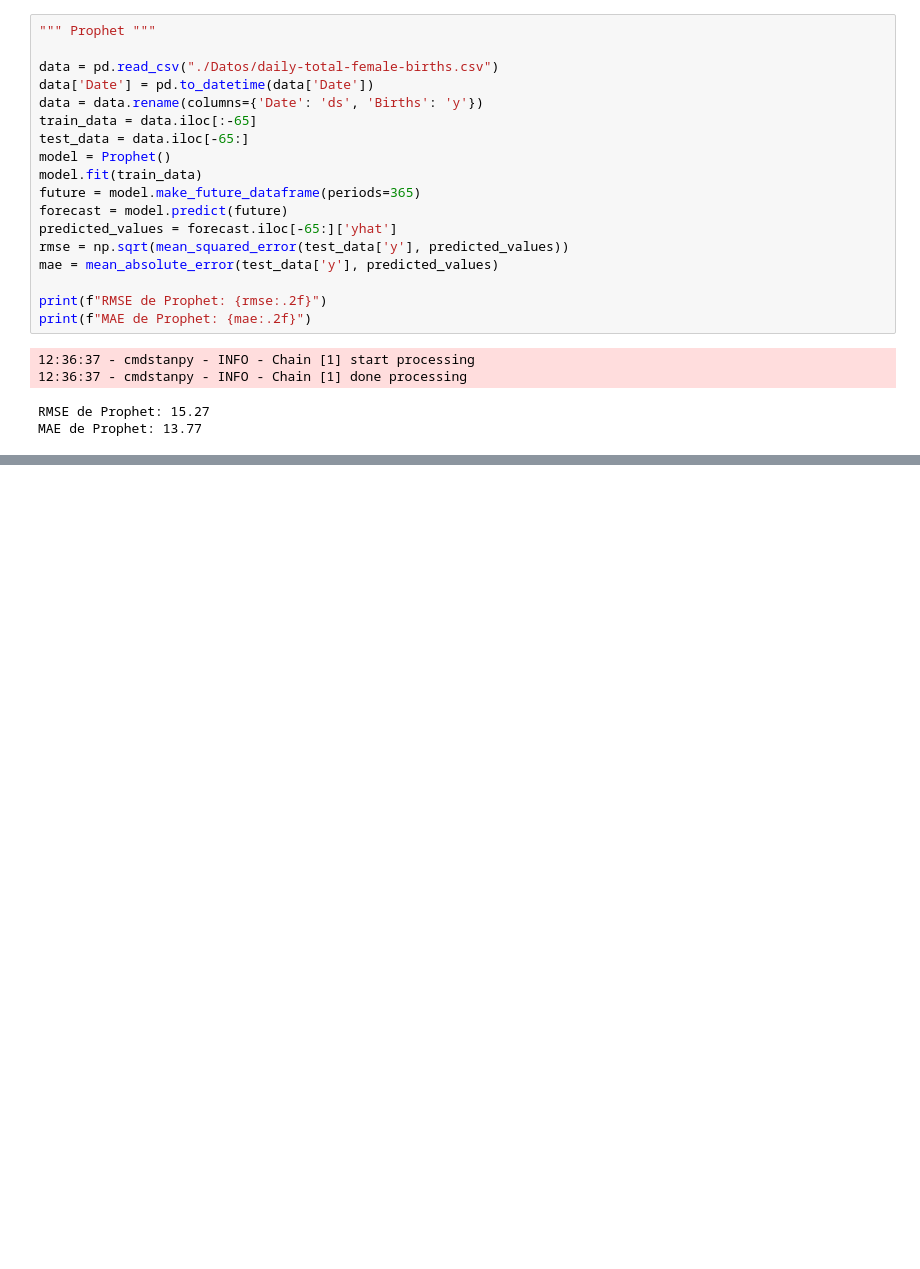
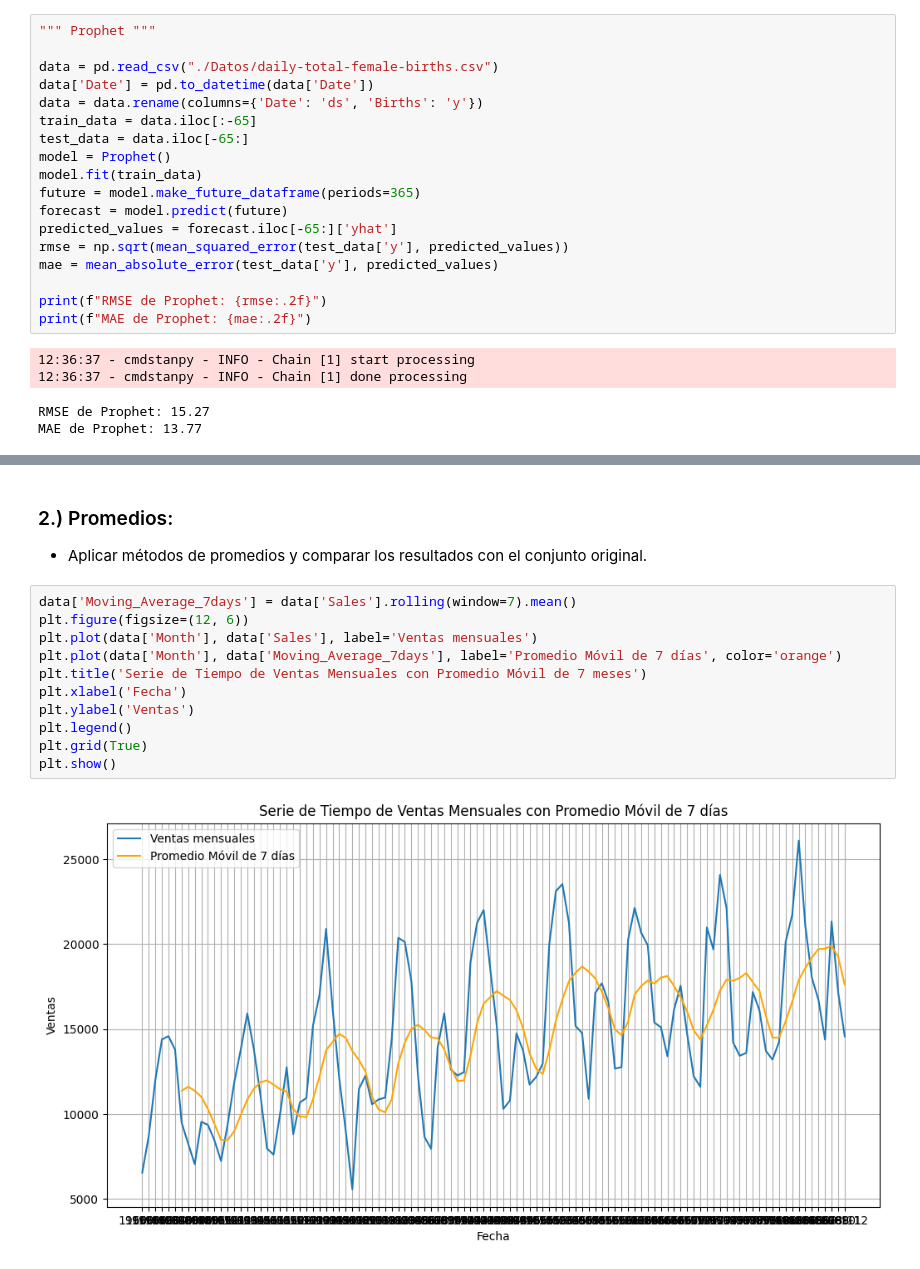
Before and after one commit to GabrielVicente-GT/CC3084_Laboratorio3, a Jupyter notebook: Lab3.ipynb, the cells around one changed output, grey strips where cells are left out. Saved outputs shown, nothing was run; the diff lists cells and outputs as text; blank space fills up the shorter version.

```diff
--- a/Lab3.ipynb
+++ b/Lab3.ipynb
@@ -347,0 +384,16 @@ MAE de Prophet: 13.77
+# %% [markdown]
+### 2.) Promedios:
+* Aplicar métodos de promedios y comparar los resultados con el conjunto original.
+# %%
+data['Moving_Average_7days'] = data['Sales'].rolling(window=7).mean()
+plt.figure(figsize=(12, 6))
+plt.plot(data['Month'], data['Sales'], label='Ventas mensuales')
+plt.plot(data['Month'], data['Moving_Average_7days'], label='Promedio Móvil de 7 días', color='orange')
+plt.title('Serie de Tiempo de Ventas Mensuales con Promedio Móvil de 7 meses')
+plt.xlabel('Fecha')
+plt.ylabel('Ventas')
+plt.legend()
+plt.grid(True)
+plt.show()
+# %% [output]
+[figure, added]
```
Also changed, not shown: parts of 17 cells of this notebook.
